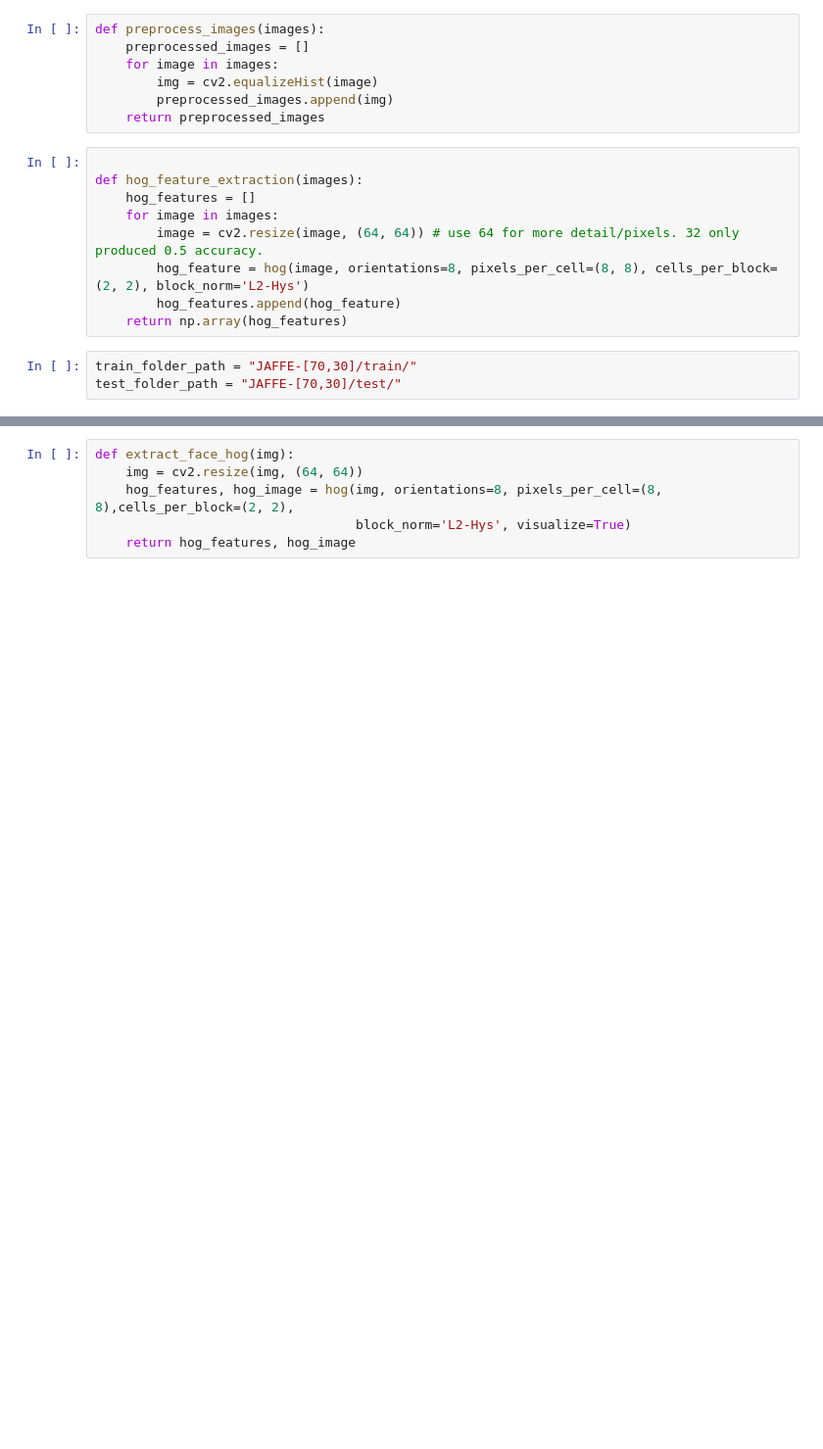
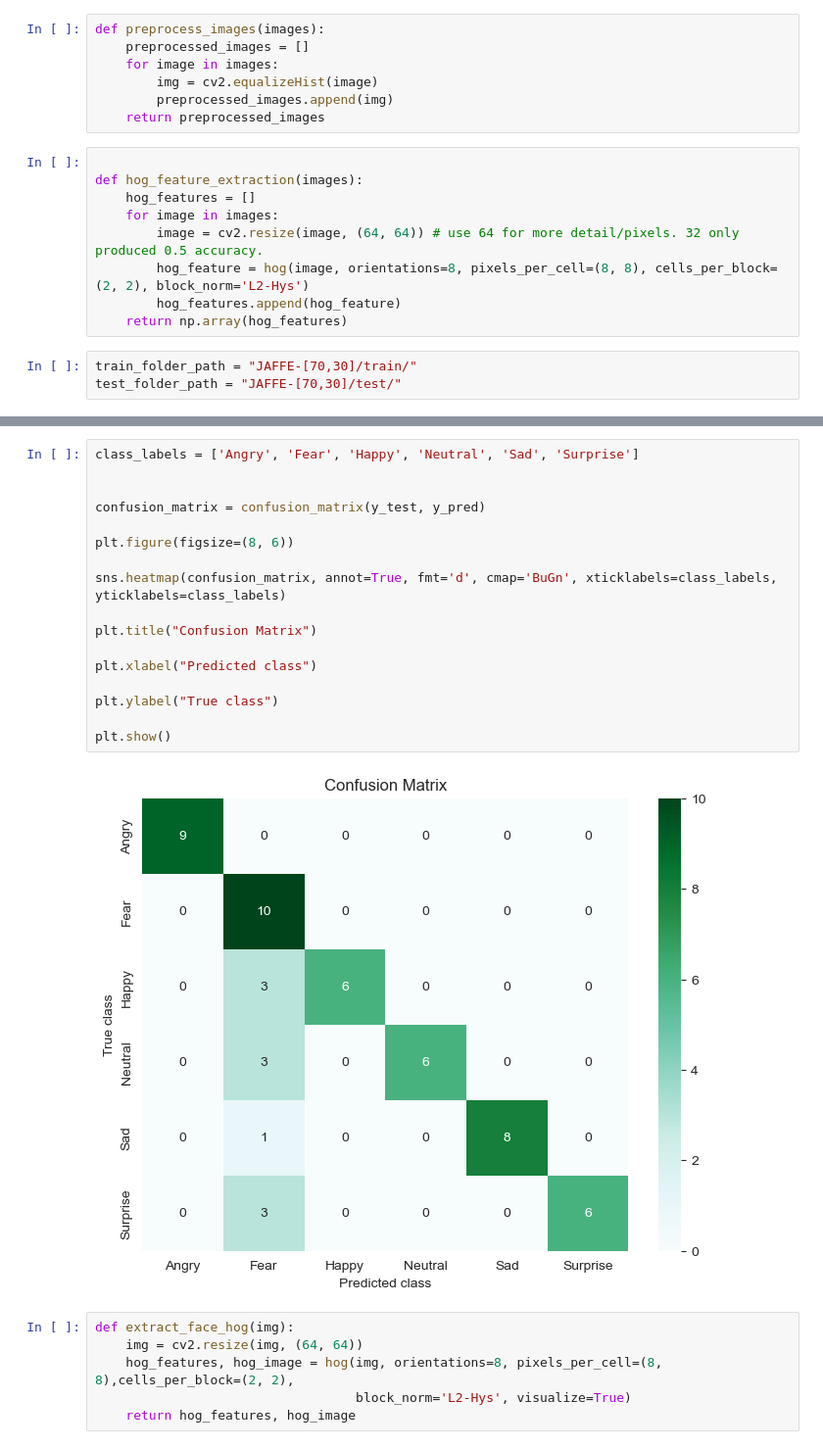
Before and after one commit to jwhayden1/ai, a Jupyter notebook: AI.ipynb, the cells around one changed output, grey strips where cells are left out. Shown at 98% size. Drawn from its saved outputs; the diff is of its cells as text; blank space fills up the shorter version.

```diff
--- a/AI.ipynb
+++ b/AI.ipynb
@@ -79,3 +98,22 @@ Confusion Matrix:
+# %%
+class_labels = ['Angry', 'Fear', 'Happy', 'Neutral', 'Sad', 'Surprise']
+
+
+confusion_matrix = confusion_matrix(y_test, y_pred)
+
+plt.figure(figsize=(8, 6))
+
+sns.heatmap(confusion_matrix, annot=True, fmt='d', cmap='BuGn', xticklabels=class_labels, yticklabels=class_labels)
+
+plt.title("Confusion Matrix")
+
+plt.xlabel("Predicted class")
+
+plt.ylabel("True class")
+
+plt.show()
+# %% [output]
+[figure, added]
 # %%
 def extract_face_hog(img):
     img = cv2.resize(img, (64, 64))
```
Also changed, not shown: parts of 4 cells of this notebook, 7 other files.
